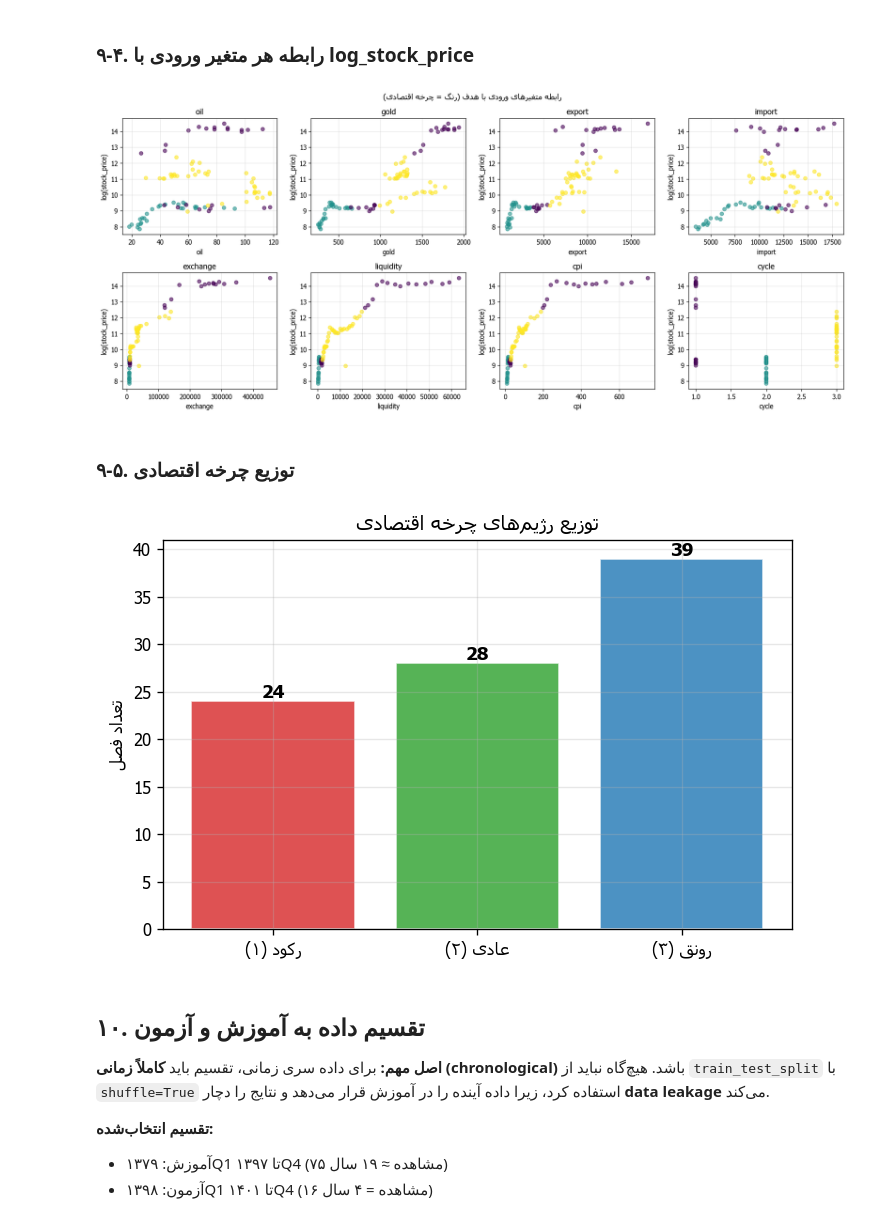
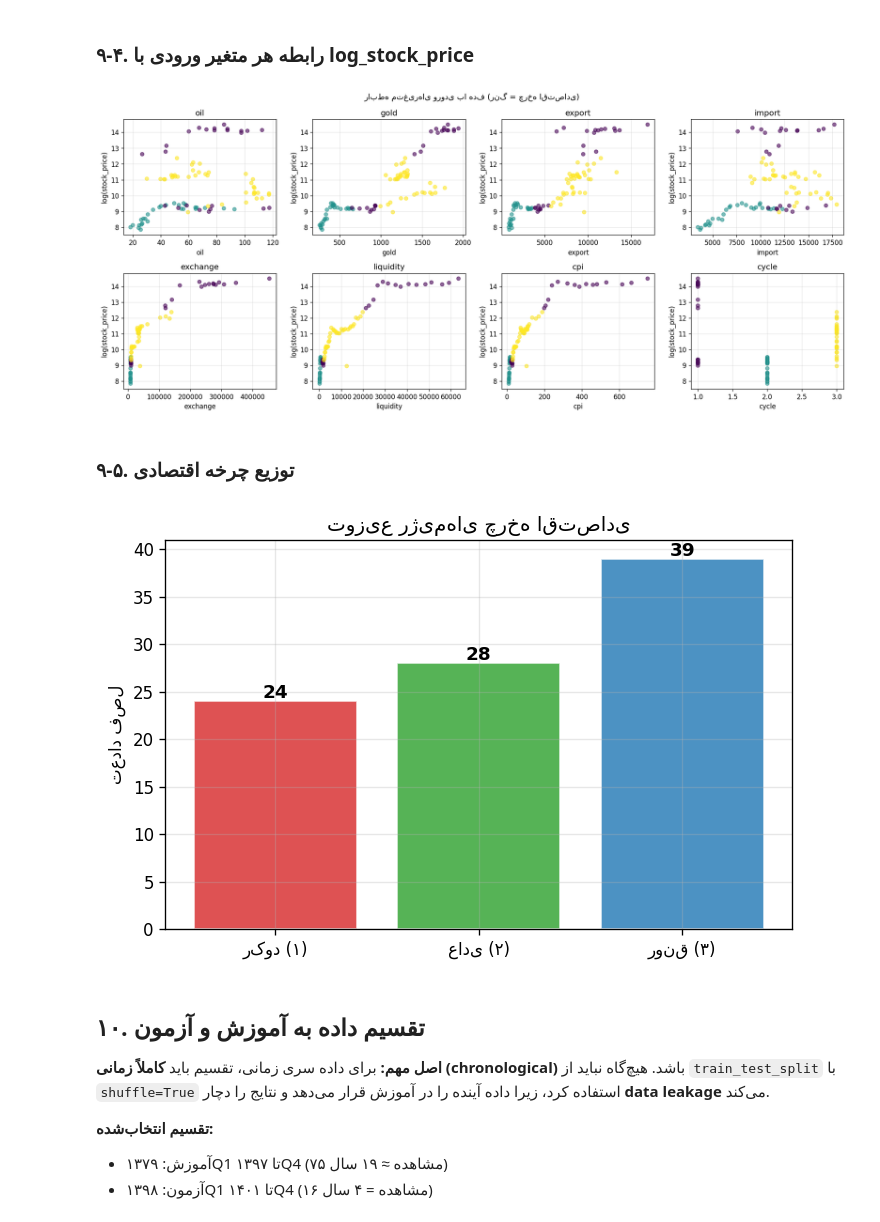
Before and after one commit to pasha1383/Leila_Eghbali_Phase2, a Jupyter notebook: notebooks/00_data_preparation.ipynb, the cells around one changed output. Saved outputs shown, nothing was run; the diff lists cells and outputs as text; code cells hidden in the pictures.

```diff
--- a/notebooks/00_data_preparation.ipynb
+++ b/notebooks/00_data_preparation.ipynb
@@ -337,8 +319,7 @@ plt.show()
 # %% [markdown]
 ### ۹-۳. ماتریس همبستگی متغیرهای ورودی
 # %%
-feature_cols = ["oil", "gold", "export", "import",
-                "exchange", "liquidity", "cpi", "cycle"]
+feature_cols = ["oil", "gold", "export", "import", "exchange", "liquidity", "cpi", "cycle"]
 corr = df[feature_cols + ["log_stock_price"]].corr()
 
 fig, ax = plt.subplots(figsize=(10, 8))
@@ -346,10 +327,10 @@ mask = np.triu(np.ones_like(corr, dtype=bool))
 sns.heatmap(corr, mask=mask, annot=True, fmt=".2f", cmap="RdYlGn",
             center=0, linewidths=0.5, ax=ax,
             annot_kws={"size": 8})
-ax.set_title(fp("ماتریس همبستگی — متغیرهای ورودی و هدف"), fontsize=12)
+ax.set_title("ماتریس همبستگی — متغیرهای ورودی و هدف", fontsize=12)
 plt.tight_layout()
 plt.savefig(os.path.join("..", "results", "figures", "00_correlation_matrix.png"),
             dpi=150, bbox_inches="tight")
 plt.show()
-print(fp("\n📌 نکته: همبستگی بالا بین نقدینگی، تورم و نرخ ارز نشان‌دهنده multicollinearity است"))
+print("\n📌 نکته: همبستگی بالا بین نقدینگی، تورم و نرخ ارز نشان‌دهنده\n   multicollinearity است → توجیه استفاده از PCA در مدل هیبرید")
 # %% [output]
@@ -365,43 +347,36 @@ for i, col in enumerate(feature_cols):
     axes[i].scatter(df[col], df["log_stock_price"],
                     c=df["cycle"], cmap="viridis", alpha=0.6, s=30)
     axes[i].set_xlabel(col)
-    axes[i].set_ylabel(fp("log(stock_price)"))
+    axes[i].set_ylabel("log(stock_price)")
     axes[i].set_title(col)
 
-plt.suptitle(fp("رابطه متغیرهای ورودی با هدف (رنگ = چرخه اقتصادی)"), fontsize=12)
+plt.suptitle("رابطه متغیرهای ورودی با هدف (رنگ = چرخه اقتصادی)", fontsize=12)
 plt.tight_layout()
 plt.savefig(os.path.join("..", "results", "figures", "00_feature_vs_target.png"),
             dpi=150, bbox_inches="tight")
 plt.show()
 # %% [output]
-[figure, old version]
+[figure, new version]
 # %% [markdown]
 ### ۹-۵. توزیع چرخه اقتصادی
 # %%
 fig, ax = plt.subplots(figsize=(6, 4))
 cycle_counts = df["cycle"].value_counts().sort_index()
-cycle_labels = {
-    1: fp("رکود (۱)"),
-    2: fp("عادی (۲)"),
-    3: fp("رونق (۳)")
-}
-bars = ax.bar(
-    [cycle_labels[c] for c in cycle_counts.index],
-    cycle_counts.values,
-    color=["#d62728", "#2ca02c", "#1f77b4"],
-    alpha=0.8, edgecolor="white"
-)
+cycle_labels = {1: "رکود (۱)", 2: "عادی (۲)", 3: "رونق (۳)"}
+bars = ax.bar([cycle_labels[c] for c in cycle_counts.index],
+              cycle_counts.values,
+              color=["#d62728", "#2ca02c", "#1f77b4"], alpha=0.8, edgecolor="white")
 for bar, val in zip(bars, cycle_counts.values):
     ax.text(bar.get_x() + bar.get_width()/2, bar.get_height() + 0.3,
             str(val), ha="center", fontsize=11, fontweight="bold")
-ax.set_title(fp("توزیع رژیم‌های چرخه اقتصادی"))
-ax.set_ylabel(fp("تعداد فصل"))
+ax.set_title("توزیع رژیم‌های چرخه اقتصادی")
+ax.set_ylabel("تعداد فصل")
 plt.tight_layout()
 plt.savefig(os.path.join("..", "results", "figures", "00_cycle_distribution.png"),
             dpi=150, bbox_inches="tight")
 plt.show()
 # %% [output]
-[figure, old version]
+[figure, new version]
 # %% [markdown]
 ## ۱۰. تقسیم داده به آموزش و آزمون
 
```
Also changed, not shown: parts of 5 cells of this notebook, 2 other files.
